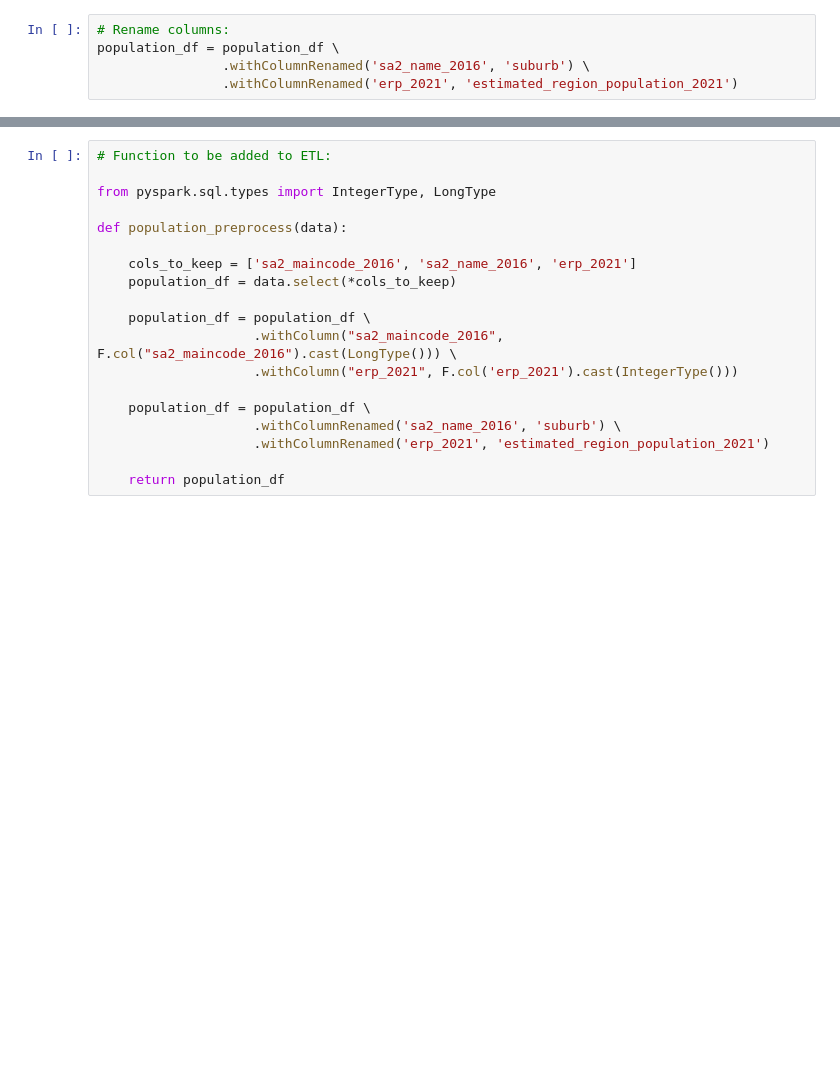
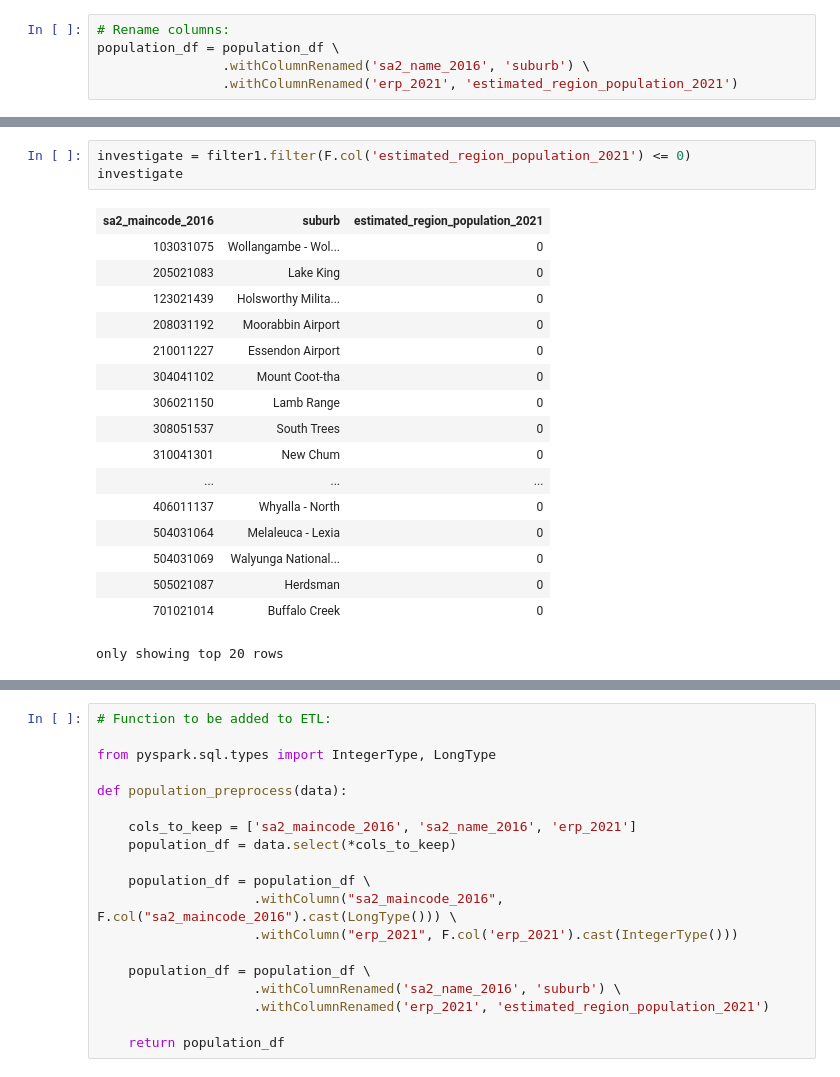
Before and after one commit to MAST30034-Applied-Data-Science/generic-buy-now-pay-later-project-group-56-bnlp, a Jupyter notebook: notebooks/personal_nb/folder_anuj/anuj_nb.ipynb, the cells around one changed output, grey strips where cells are left out. Saved outputs shown, nothing was run; the diff lists cells and outputs as text; blank space fills up the shorter version.

```diff
--- a/notebooks/personal_nb/folder_anuj/anuj_nb.ipynb
+++ b/notebooks/personal_nb/folder_anuj/anuj_nb.ipynb
@@ -64,0 +94,21 @@ population_df = population_df \
+# %%
+investigate = filter1.filter(F.col('estimated_region_population_2021') <= 0)
+investigate
+# %% [output]
+| sa2_maincode_2016 | suburb | estimated_region_population_2021 |
+| 103031075 | Wollangambe - Wol... | 0 |
+| 205021083 | Lake King | 0 |
+| 123021439 | Holsworthy Milita... | 0 |
+| 208031192 | Moorabbin Airport | 0 |
+| 210011227 | Essendon Airport | 0 |
+| 304041102 | Mount Coot-tha | 0 |
+| 306021150 | Lamb Range | 0 |
+| 308051537 | South Trees | 0 |
+| 310041301 | New Chum | 0 |
+| ... | ... | ... |
+| 406011137 | Whyalla - North | 0 |
+| 504031064 | Melaleuca - Lexia | 0 |
+| 504031069 | Walyunga National... | 0 |
+| 505021087 | Herdsman | 0 |
+| 701021014 | Buffalo Creek | 0 |
+only showing top 20 rows
```
Also changed, not shown: parts of 13 cells of this notebook.
